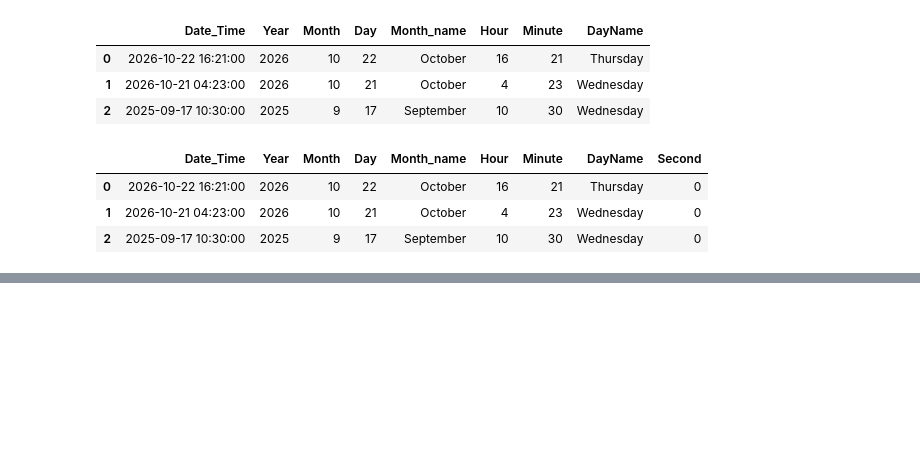
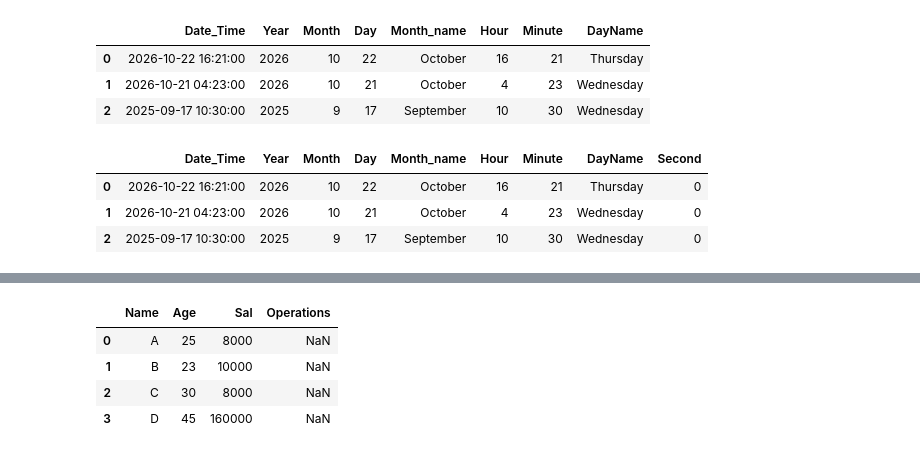
Before and after one commit to bhakti-wagh/PandasLibrary, a Jupyter notebook: day2.ipynb, the cells around one changed output, grey strips where cells are left out. Cells and saved outputs as stored; diff of their text form; code cells hidden in the pictures; blank space fills up the shorter version.

```diff
--- a/day2.ipynb
+++ b/day2.ipynb
@@ -308,0 +367,9 @@ df
+# %%
+x=df.replace({7000:8000,9000:160000})
+x
+# %% [output]
+|  | Name | Age | Sal | Operations |
+| 0 | A | 25 | 8000 | NaN |
+| 1 | B | 23 | 10000 | NaN |
+| 2 | C | 30 | 8000 | NaN |
+| 3 | D | 45 | 160000 | NaN |
```
Also changed, not shown: parts of 7 cells of this notebook, 2 other files.
